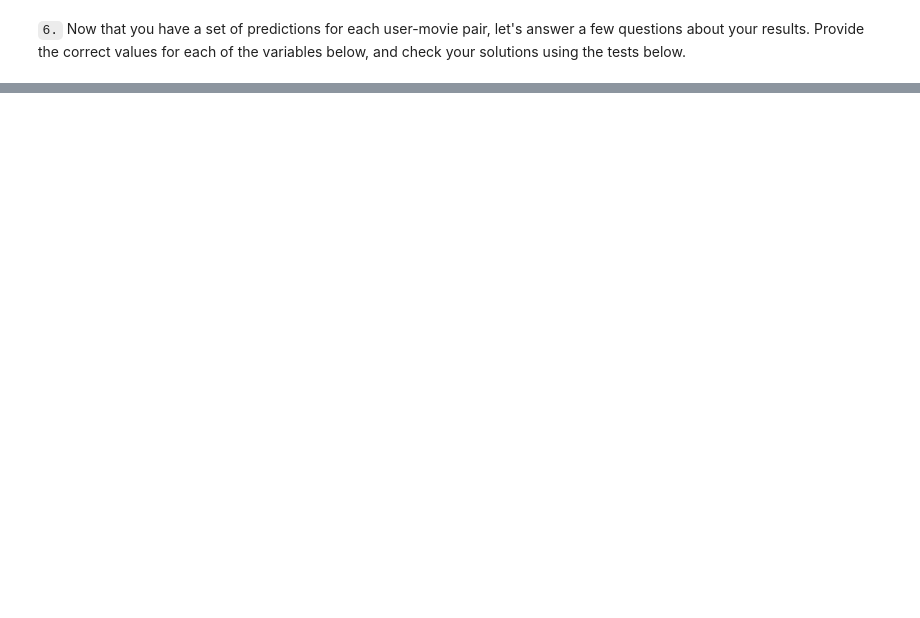
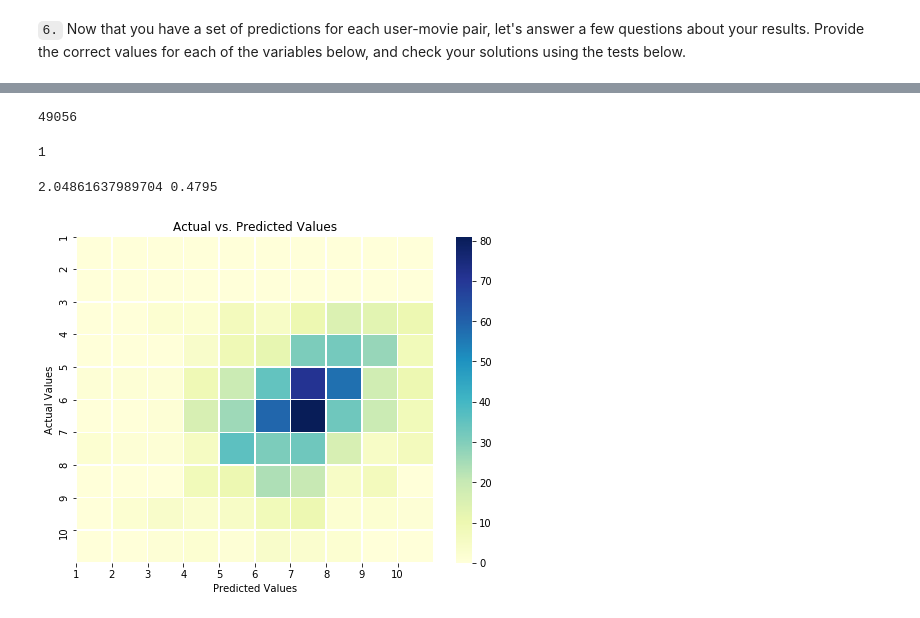
Before and after one commit to edifierxuhao/Experimental-Design-Recommendations, a Jupyter notebook: Matrix factorization for recommendations.ipynb, the cells around one changed output, grey strips where cells are left out. Cells and saved outputs as stored; diff of their text form; code cells hidden in the pictures; blank space fills up the shorter version.

Commit message:
Funk SVD

```diff
--- a/Matrix factorization for recommendations.ipynb
+++ b/Matrix factorization for recommendations.ipynb
@@ -727,0 +783,4 @@ print("Nice job!  Looks like you have predictions made for all the missing user-
+# %%
+# Nothing to change in this or the next cell
+# Use our function to create training and test datasets
+train_df, val_df = create_train_test(reviews, 'date', 8000, 2000)
@@ -727,0 +871,8 @@ print("Nice job!  Looks like you have predictions made for all the missing user-
+# %%
+# Create user-by-item matrix - nothing to do here
+train_user_item = train_df[['user_id', 'movie_id', 'rating', 'timestamp']]
+train_data_df = train_user_item.groupby(['user_id', 'movie_id'])['rating'].max().unstack()
+train_data_np = np.array(train_data_df)
+
+# Fit FunkSVD with the specified hyper parameters to the training data
+user_mat, movie_mat = FunkSVD(train_data_np, latent_features=15, learning_rate=0.005, iters=250)
@@ -727,0 +966,21 @@ print("Nice job!  Looks like you have predictions made for all the missing user-
+# %%
+def validation_comparison(val_df, num_preds):
+    '''
+    INPUT:
+    val_df - the validation dataset created in the third cell above
+    num_preds - (int) the number of rows (going in order) you would like to make predictions for
+
+    OUTPUT:
+    Nothing returned - print a statement about the prediciton made for each row of val_df from row 0 to num_preds
+    '''
+    for i in range(num_preds):
+        user_id = val_df['user_id'].iloc[i]
+        movie_id= val_df['movie_id'].iloc[i]
+        val_ratings = val_df['rating'].iloc[i]
+        movie_name = movies[movies['movie_id'] == movie_id]['movie'].values[0]
+        pred = predict_rating(user_mat, movie_mat, user_id, movie_id)
+        print('user:{}\t original rating:{}\t prediction:{:.2f}\t movie:{}'.format(user_id,val_ratings,pred,movie_id))
+
+
+# Perform the predicted vs. actual for the first 6 rows.  How does it look?
+validation_comparison(val_df, 6)
@@ -727,0 +1136,9 @@ print("Nice job!  Looks like you have predictions made for all the missing user-
+# %%
+val_df.iloc[0]['user_id']
+# %% [output]
+49056
+# %%
+if np.isin(val_df.iloc[0]['user_id'],(np.array(train_data_df.index))):
+    print(1)
+# %% [output]
+1
@@ -727,0 +1185,14 @@ print("Nice job!  Looks like you have predictions made for all the missing user-
+# %%
+# How well did we do?
+rmse, perc_rated, actual_v_pred, preds, acts = validation_comparison(val_df)
+print(rmse, perc_rated)
+plt.figure(figsize=(8,6))
+sns.heatmap(actual_v_pred,linewidths=.5,cmap="YlGnBu");
+plt.xticks(np.arange(10), np.arange(1,11));
+plt.yticks(np.arange(10), np.arange(1,11));
+plt.xlabel("Predicted Values");
+plt.ylabel("Actual Values");
+plt.title("Actual vs. Predicted Values");
+# %% [output]
+2.04861637989704 0.4795
+[figure, added]
```
Also changed, not shown: parts of 35 cells of this notebook, 2 other files.
